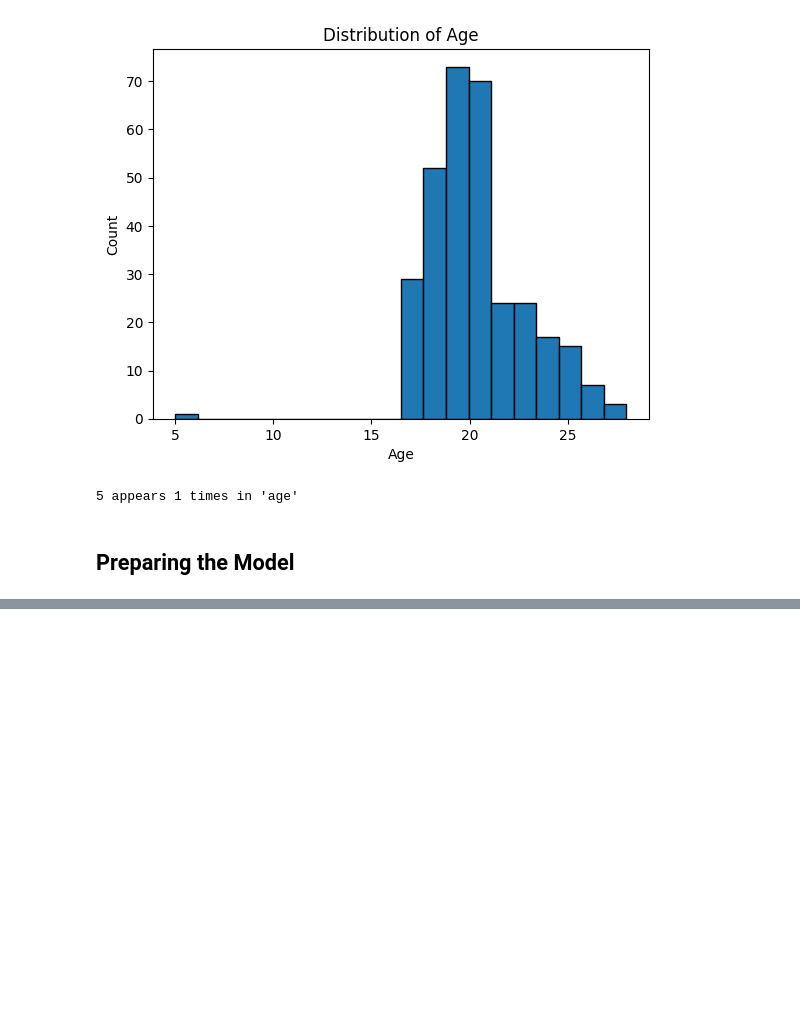
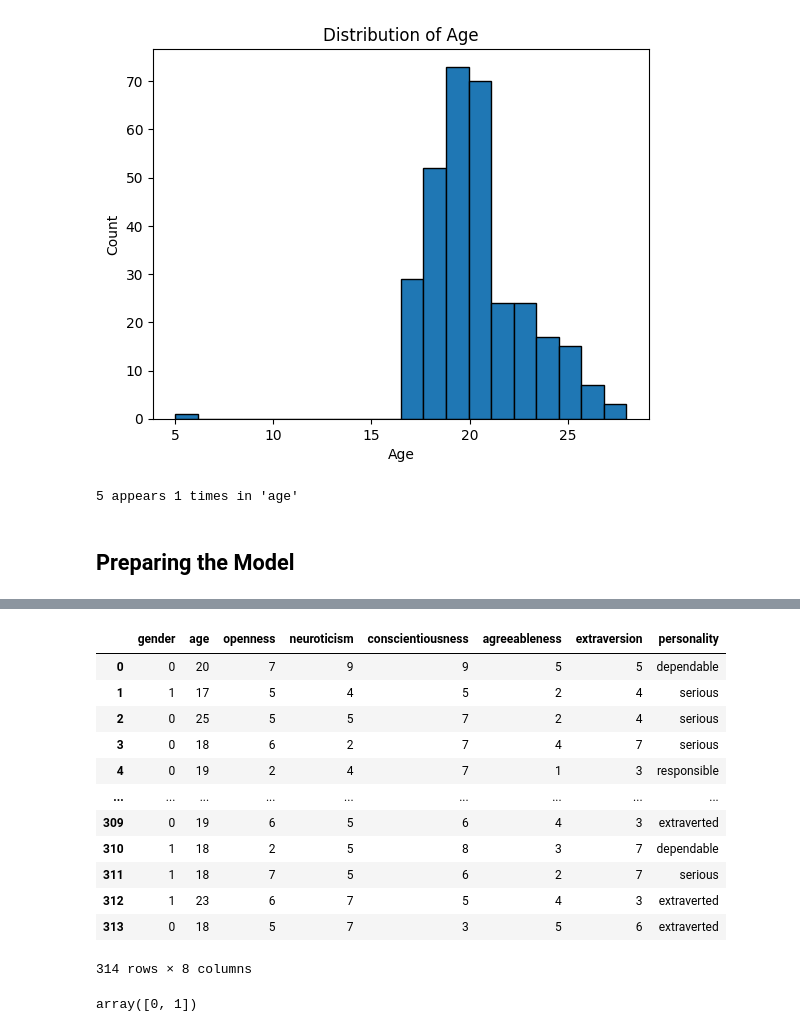
Before and after one commit to ravi-aratchige/spacefarer, a Jupyter notebook: model_testing.ipynb, the cells around one changed output, grey strips where cells are left out. Drawn from its saved outputs; the diff is of its cells as text; code cells hidden in the pictures; blank space fills up the shorter version.

```diff
--- a/model_testing.ipynb
+++ b/model_testing.ipynb
@@ -135,0 +172,35 @@ RandomForestClassifier(class_weight='balanced', max_depth=7,
+# %%
+# Removing the outlying age sample
+
+df_test = df_test.drop(index=outlier_row_numbers)
+df_test = df_test.reset_index(drop=True)
+# %%
+# Encoding the values of 'gender' using label encoding
+
+from sklearn.preprocessing import LabelEncoder
+
+gender_encoder = LabelEncoder()
+df_test['gender'] = gender_encoder.fit_transform(df_test['gender'])
+
+df_test
+# %% [output]
+|  | gender | age | openness | neuroticism | conscientiousness | agreeableness | extraversion | personality |
+| 0 | 0 | 20 | 7 | 9 | 9 | 5 | 5 | dependable |
+| 1 | 1 | 17 | 5 | 4 | 5 | 2 | 4 | serious |
+| 2 | 0 | 25 | 5 | 5 | 7 | 2 | 4 | serious |
+| 3 | 0 | 18 | 6 | 2 | 7 | 4 | 7 | serious |
+| 4 | 0 | 19 | 2 | 4 | 7 | 1 | 3 | responsible |
+| ... | ... | ... | ... | ... | ... | ... | ... | ... |
+| 309 | 0 | 19 | 6 | 5 | 6 | 4 | 3 | extraverted |
+| 310 | 1 | 18 | 2 | 5 | 8 | 3 | 7 | dependable |
+| 311 | 1 | 18 | 7 | 5 | 6 | 2 | 7 | serious |
+| 312 | 1 | 23 | 6 | 7 | 5 | 4 | 3 | extraverted |
+| 313 | 0 | 18 | 5 | 7 | 3 | 5 | 6 | extraverted |
+314 rows × 8 columns
+# %%
+# Checking whether the gender encoding has occured properly
+
+encoded_unique_genders = np.unique(df_test['gender'])
+encoded_unique_genders
+# %% [output]
+array([0, 1])
```
Also changed, not shown: parts of 11 cells of this notebook, 2 other files.
